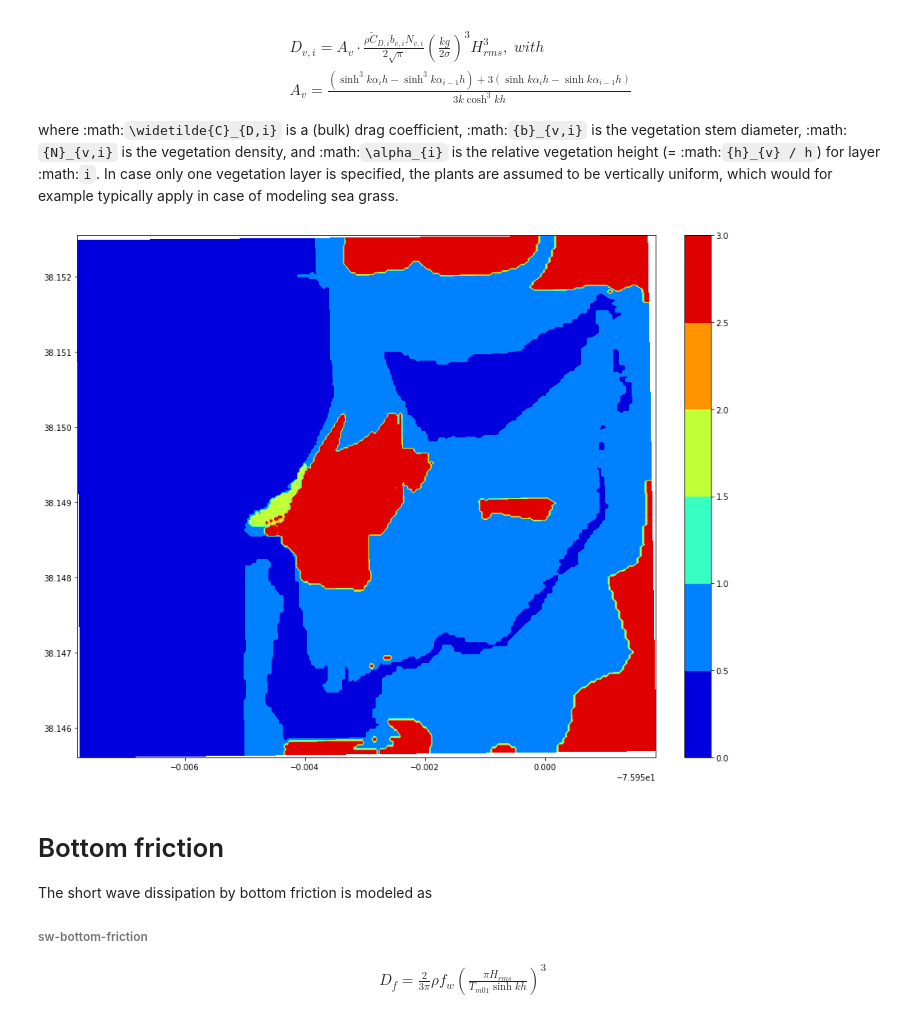
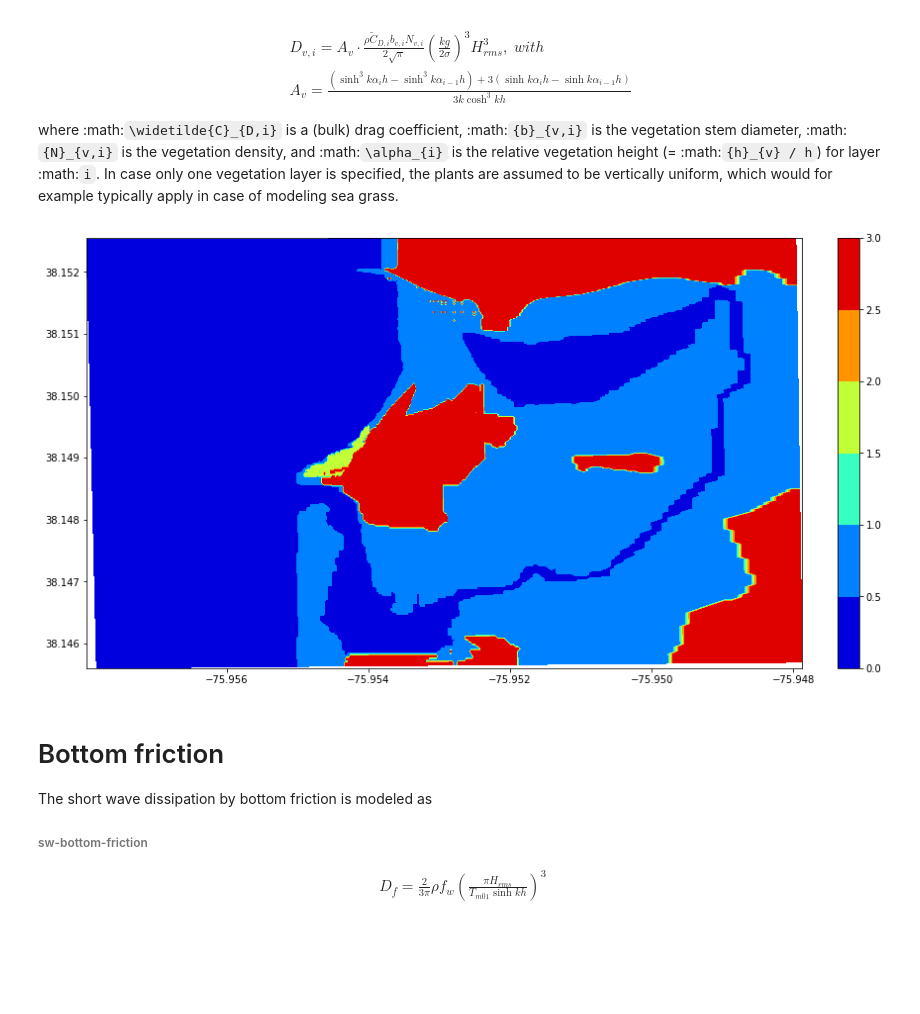
Before and after one commit to yangzhangfeng/xbeach, a Jupyter notebook: xbeach_python/xbeach_overview.ipynb, the cells around one changed output. Saved outputs shown, nothing was run; the diff lists cells and outputs as text; code cells hidden in the pictures; blank space fills up the shorter version.

```diff
--- a/xbeach_python/xbeach_overview.ipynb
+++ b/xbeach_python/xbeach_overview.ipynb
@@ -49,6 +54,6 @@ from libs import *
 # %%
-root = pl.Path(r'Z:\Users\Tyler\projects\TNC\modeling\2d')
-xb = nc4.Dataset(str(root / 'opt3' / 'xboutput.nc'))
+root = pl.Path(r'Z:\Users\Tyler\projects\TNC\modeling')
+xb = nc4.Dataset(str(root / '2d' / 'med_res' / 'xboutput.nc'))
 root2 = pl.Path(r'Z:\Project_TNC\3_Field\2_Data\2_Processed')
 hobos = root2 / '1_hobo' / 'di_20180912_20181205'
 # %% [markdown]
@@ -213,16 +146,20 @@ where :math:`\widetilde{C}_{D,i}` is a (bulk) drag coefficient,
 one vegetation layer is specified, the plants are assumed to be
 vertically uniform, which would for example typically apply in case of
 modeling sea grass.
+# %%
+vege,bed = xbi.frict_locator(root,x,y,z[0,:,:])
+xbi.write_2delft(root,vege,'temp.txt')
+xbi.write_2delft(root,bed,'bedfrict.txt')
 # %%
-fig,ax = plt.subplots(figsize=(16,12))
+fig,ax = plt.subplots(figsize=(16,8))
 levels = np.arange(0,3.1,.5)
 plt.contourf(x,y,vege[:,:],cmap='jet',vmin=0,vmax=np.max(levels),levels=levels)
 plt.colorbar(cmap='jet',pad=0.04)
 ax.set_xlim([x.min(),x.max()])
 ax.set_ylim([y.min(),y.max()])
 plt.show()
 # %% [output]
-[figure, old version]
+[figure, new version]
 # %% [markdown]
 Bottom friction
 ===============
```
Also changed, not shown: parts of 15 cells of this notebook, 1 other file.
